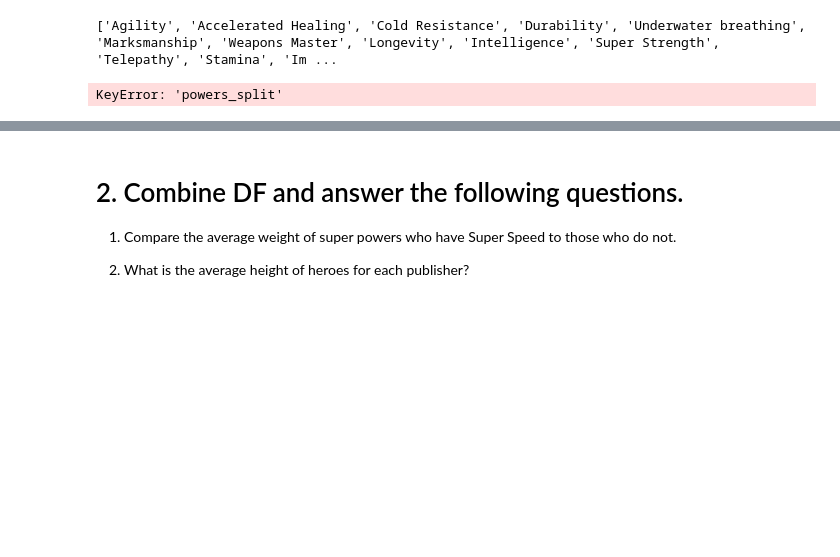
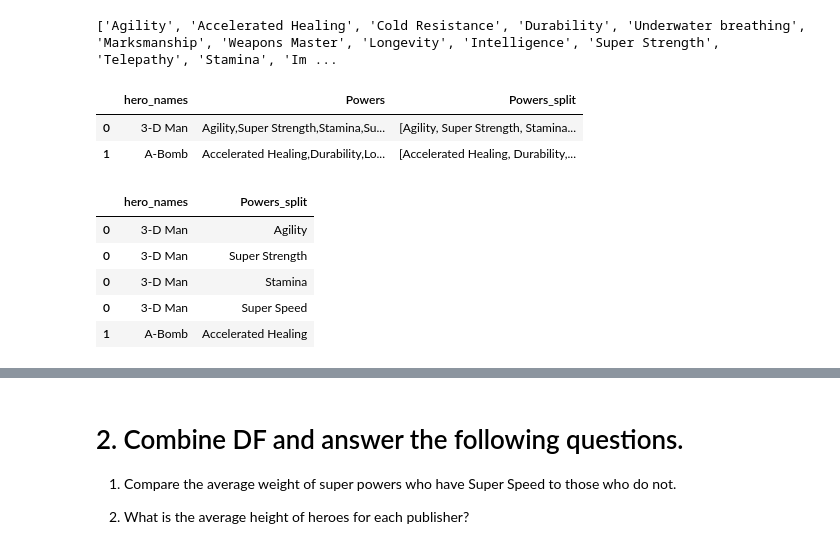
Before and after one commit to sharclark/Core-Applying-Advanced-Transformations-, a Jupyter notebook: (Core) Applying Advanced Transformations.ipynb, the cells around one changed output, grey strips where cells are left out. Drawn from its saved outputs; the diff is of its cells as text; code cells hidden in the pictures; blank space fills up the shorter version.

```diff
--- a/(Core) Applying Advanced Transformations.ipynb
+++ b/(Core) Applying Advanced Transformations.ipynb
@@ -248,12 +248,20 @@ print(test_to_list)
 # %% [output]
 ['Agility', 'Accelerated Healing', 'Cold Resistance', 'Durability', 'Underwater breathing', 'Marksmanship', 'Weapons Master', 'Longevity', 'Intelligence', 'Super Strength', 'Telepathy', 'Stamina', 'Im ...
 # %%
-#sup_pow['Powers']= sup_pow.split(",")
-#sup_pow.head(2)
-
-exploded = sup_pow.explode('powers_split')
-exploded[['hero_names', 'Powers']].head(5)
+sup_pow['Powers_split']= sup_pow['Powers'].str.split(",")
+sup_pow.head(2)
 # %% [output]
-KeyError: 'powers_split'
+|  | hero_names | Powers | Powers_split |
+| 0 | 3-D Man | Agility,Super Strength,Stamina,Su... | [Agility, Super Strength, Stamina... |
+| 1 | A-Bomb | Accelerated Healing,Durability,Lo... | [Accelerated Healing, Durability,... |
 # %%
-sup_pow['Powers'].value_counts()
+#sup_pow['Powers'].value_counts()
+exploded = sup_pow.explode('Powers_split')
+exploded[['hero_names', 'Powers_split']].head(5)
+# %% [output]
+|  | hero_names | Powers_split |
+| 0 | 3-D Man | Agility |
+| 0 | 3-D Man | Super Strength |
+| 0 | 3-D Man | Stamina |
+| 0 | 3-D Man | Super Speed |
+| 1 | A-Bomb | Accelerated Healing |
```
Also changed, not shown: parts of 13 cells of this notebook, 1 other file.
